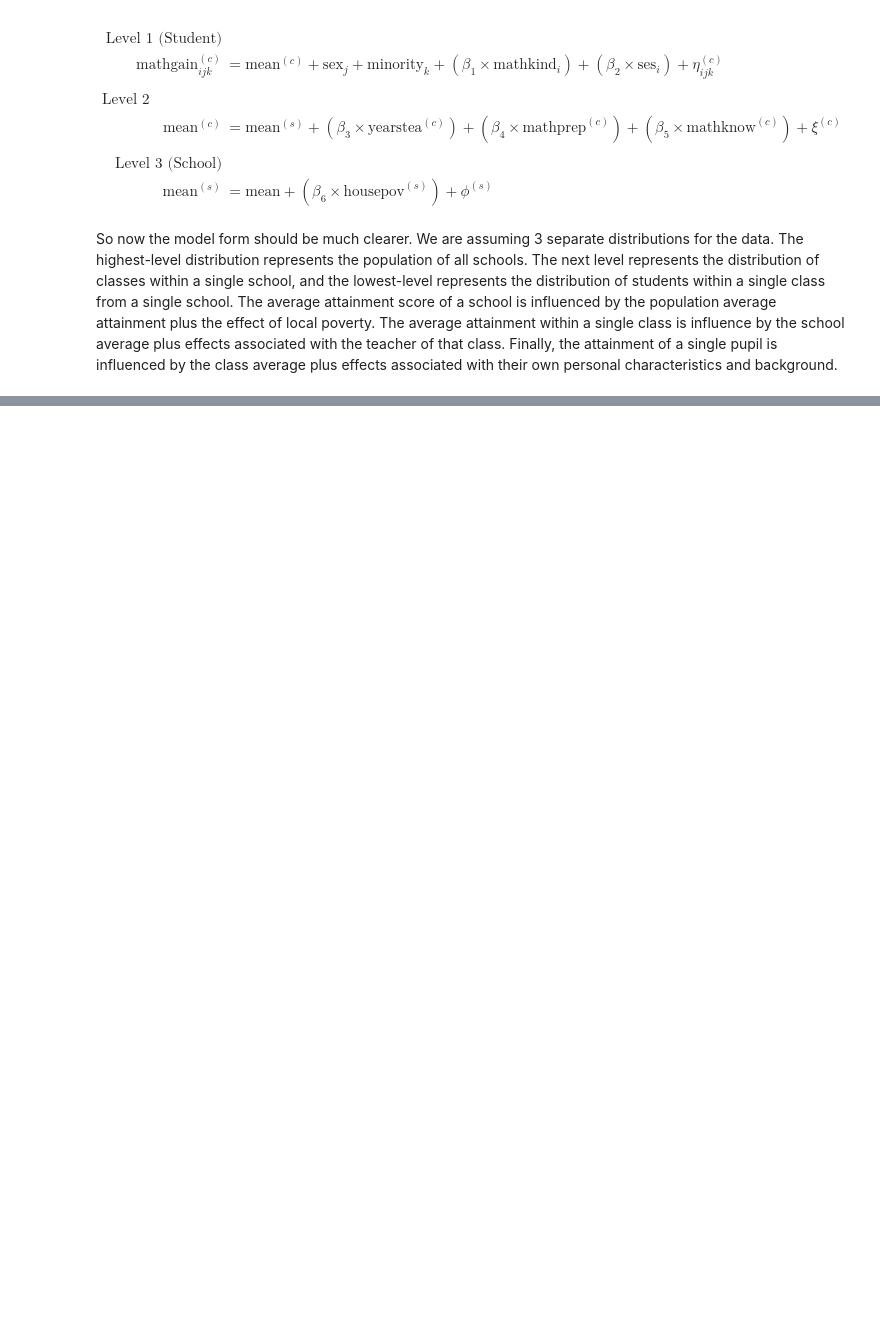
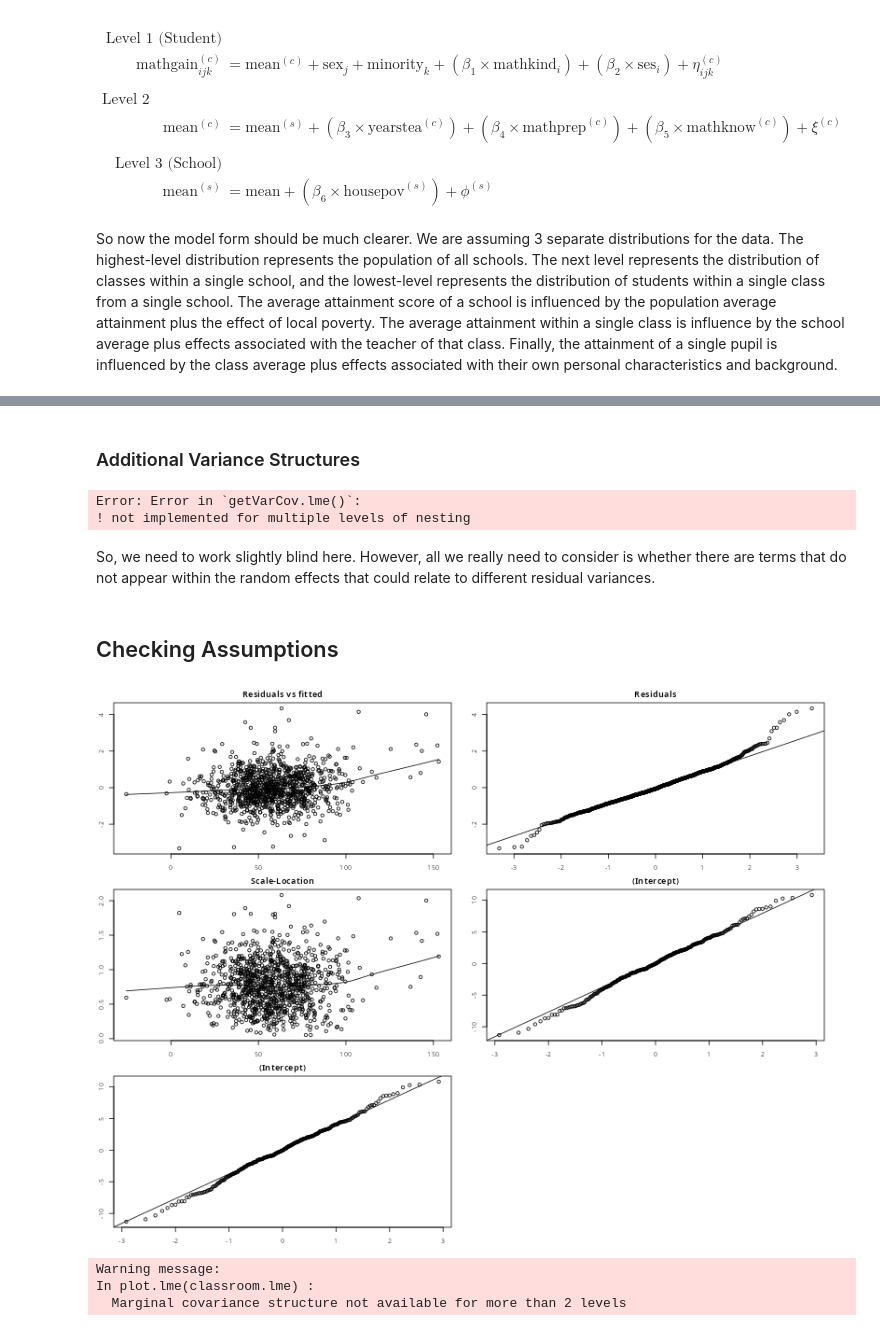
Before and after one commit to PCHN63112-Mixed-Models/mixed-effects-advanced, a Jupyter notebook: _build/jupyter_execute/workshops/school-workshop.ipynb, the cells around one changed output, grey strips where cells are left out. Saved outputs shown, nothing was run; the diff lists cells and outputs as text; code cells hidden in the pictures; blank space fills up the shorter version.

```diff
--- a/_build/jupyter_execute/workshops/school-workshop.ipynb
+++ b/_build/jupyter_execute/workshops/school-workshop.ipynb
@@ -438,0 +494,19 @@ Number of Groups:
+# %% [markdown]
+### Additional Variance Structures
+# %%
+getVarCov(classroom.lme, type='conditional')
+# %% [output]
+Error: Error in `getVarCov.lme()`:
+! not implemented for multiple levels of nesting
+# %% [markdown]
+So, we need to work slightly blind here. However, all we really need to consider is whether there are terms that do not appear within the random effects that could relate to different residual variances.
+# %% [markdown]
+## Checking Assumptions
+# %%
+source('plot-lme.R')
+plot.lme(classroom.lme)
+# %% [output]
+[figure, added]
+Warning message:
+In plot.lme(classroom.lme) :
+  Marginal covariance structure not available for more than 2 levels
```
Also changed, not shown: parts of 19 cells of this notebook, 18 other files.
